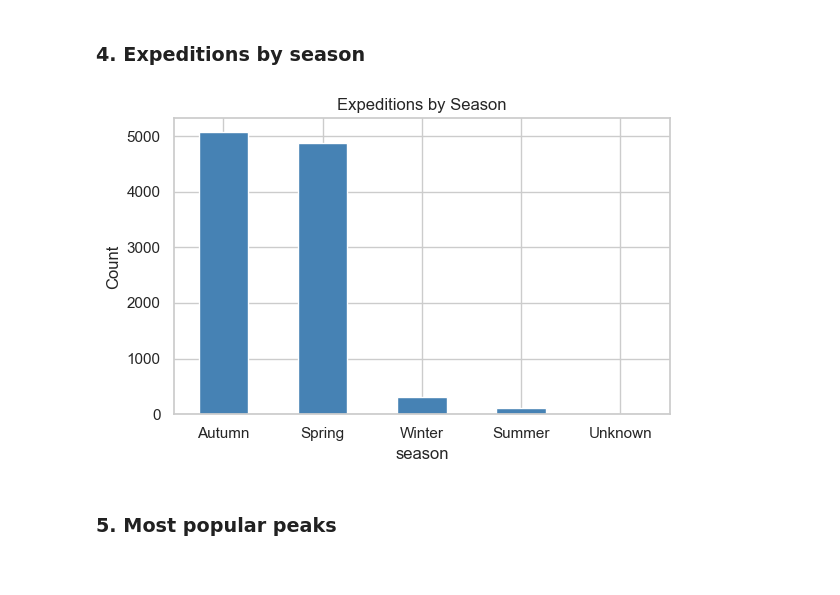
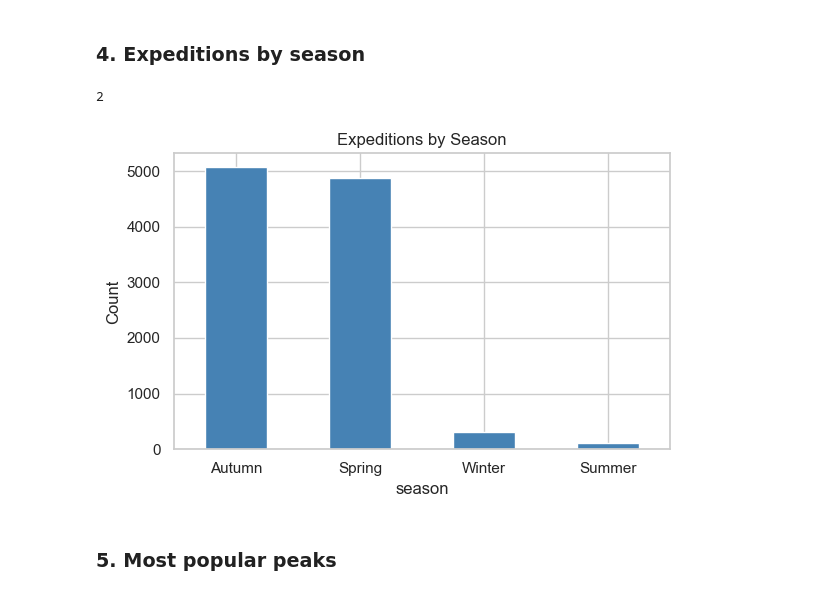
Before and after one commit to com-480-data-visualization/Basecamp, a Jupyter notebook: notebooks/eda.ipynb, the cells around one changed output. Drawn from its saved outputs; the diff is of its cells as text; code cells hidden in the pictures.

Commit message:
update readme and season analysis

```diff
--- a/notebooks/eda.ipynb
+++ b/notebooks/eda.ipynb
@@ -157,18 +157,24 @@ plt.show()
 [figure]
 # %% [markdown]
 ### 4. Expeditions by season
+# %%
+expeditions[expeditions["season"] == "Unknown"].shape[0]
+# %% [output]
+2
 # %%
-season_counts = expeditions.season.value_counts()
+# There are 2 expeditions with an undefined season ("Unknown").
+# Since this is negligible, we exclude them from the visualization to avoid noise.
 
+season_counts = expeditions[expeditions["season"] != "Unknown"]["season"].value_counts()
 fig, ax = plt.subplots(figsize=(6, 4))
 season_counts.plot(kind='bar', ax=ax, color='steelblue')
 ax.set_title('Expeditions by Season')
 ax.set_ylabel('Count')
 plt.xticks(rotation=0)
 plt.tight_layout()
 plt.show()
 # %% [output]
-[figure, old version]
+[figure, new version]
 # %% [markdown]
 ### 5. Most popular peaks
 # %%
```
Also changed, not shown: 1 other file.
